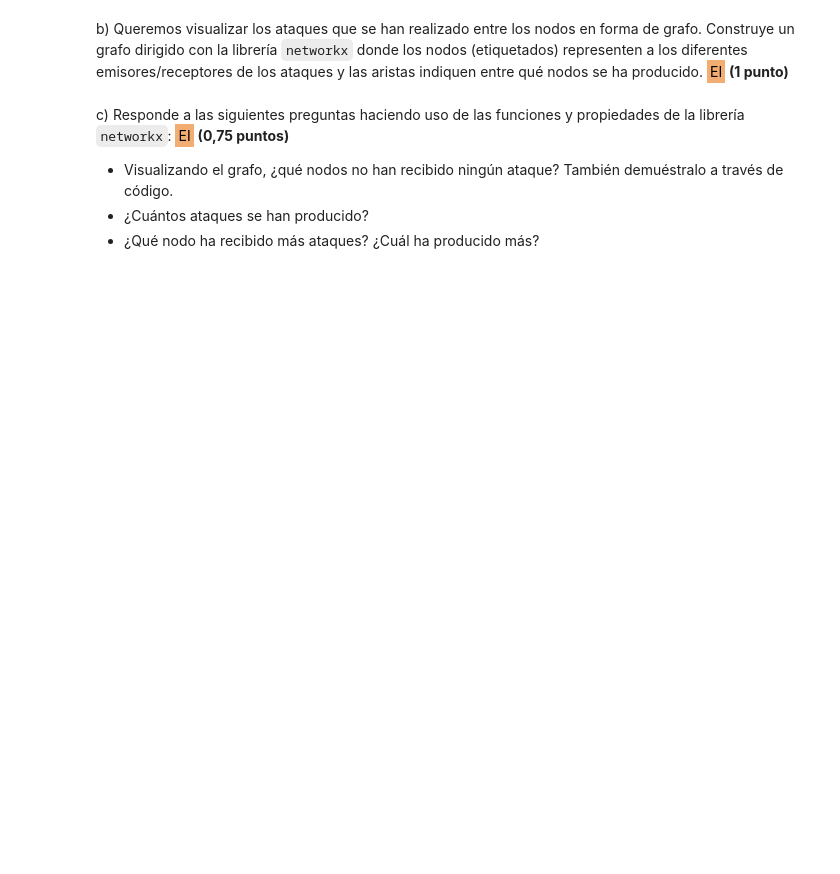
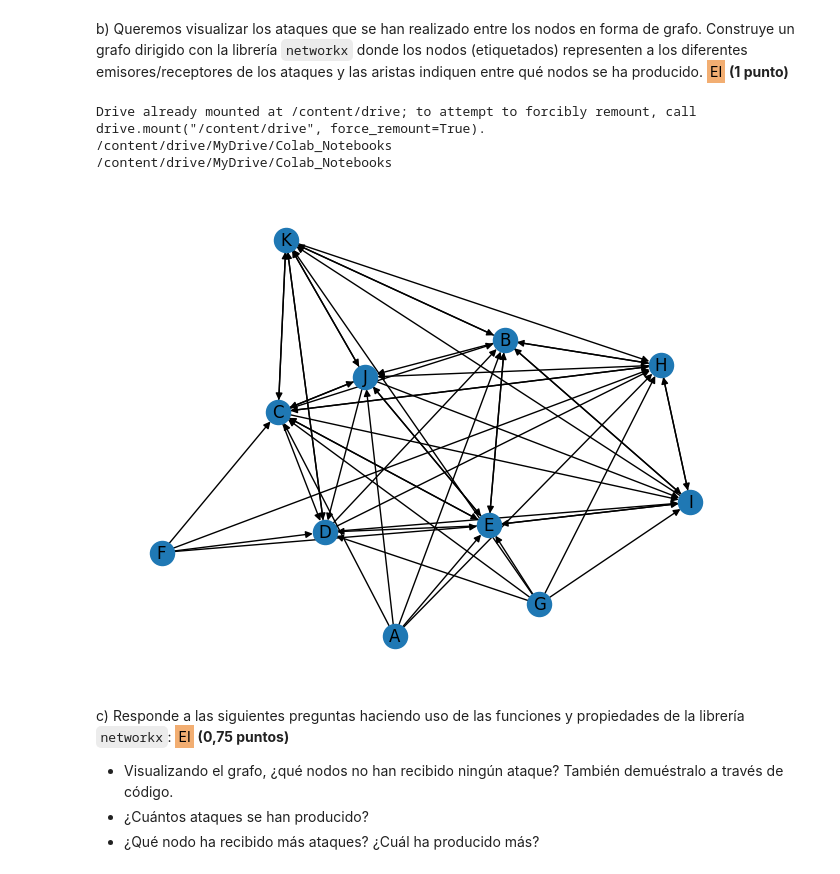
Before and after one commit to bvillenap7/Fundamentos_Data_Science_UOC_PEC8, a Jupyter notebook: prog_datasci_8_vis_entrega.ipynb, the cells around one changed output. Drawn from its saved outputs; the diff is of its cells as text; code cells hidden in the pictures; blank space fills up the shorter version.

```diff
--- a/prog_datasci_8_vis_entrega.ipynb
+++ b/prog_datasci_8_vis_entrega.ipynb
@@ -108,3 +322,57 @@ b) Queremos visualizar los ataques que se han realizado entre los nodos en forma
+# %%
+# Respuesta
+#Fuentes consultadas: networkx.org
+
+#Reutilizamos código anterior
+from google.colab import drive
+drive.mount('/content/drive')
+%cd /content/drive/MyDrive/Colab_Notebooks
+!pwd
+
+import pandas as pd
+
+data_attack = pd.read_csv("prog_datasci_8/data/attack_sample.csv")
+
+#Importamos libreria 'networkx'
+import networkx as nx
+
+#Creamos lista con los nodos
+nodos = []
+
+for i in set(data_attack['node.src']):
+    nodos.append(i)
+
+#Creamos lista con todos los nodos implicados en la emisión de un ataque.
+#Creamos lista con todos los nodos implicados en la recepción de un ataque.
+n_emisor = []
+n_receptor = []
+
+for nodo in data_attack['node.src']:
+    n_emisor.append(nodo)
+
+for nodo_2 in data_attack['node.dst']:
+    n_receptor.append(nodo_2)
+
+#Creamos un grafo con aristas dirigidas
+G = nx.DiGraph()
+
+#Añadimos los nodos y las aristas al grafo. Las aristas son las relaciones entre
+# los nodos que atacan y los nodos que recepcionan el ataque.
+import matplotlib.pyplot as plt
+
+for nodo in nodos:
+    G.add_node(nodo)
+
+for i in range(len(n_emisor)):
+    G.add_edge(n_emisor[i], n_receptor[i])
+
+#Visualizamos el grafo con los nodos etiquetados.
+nx.draw(G, with_labels=True)
+# %% [output]
+Drive already mounted at /content/drive; to attempt to forcibly remount, call drive.mount("/content/drive", force_remount=True).
+/content/drive/MyDrive/Colab_Notebooks
+/content/drive/MyDrive/Colab_Notebooks
+[figure, added]
 # %% [markdown]
 c) Responde a las siguientes preguntas haciendo uso de las funciones y propiedades de la librería `networkx`: <span style="fuente-family: Courier New; background-color: #f2ae72; color: #000000; padding: 3px;" >EI</span> **(0,75 puntos)**
 * Visualizando el grafo, ¿qué nodos no han recibido ningún ataque? También demuéstralo a través de código.
```
Also changed, not shown: parts of 17 cells of this notebook, 6 other files.
